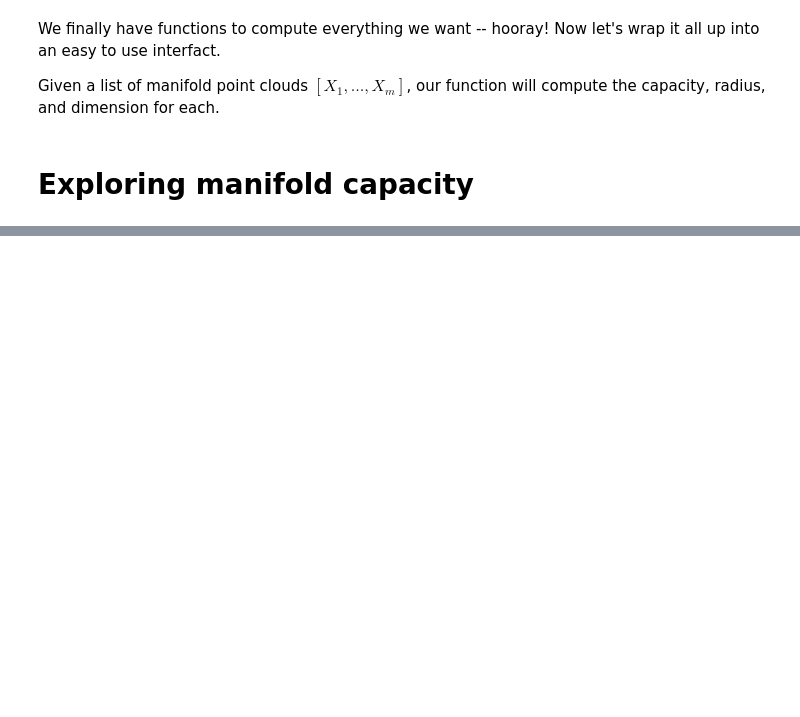
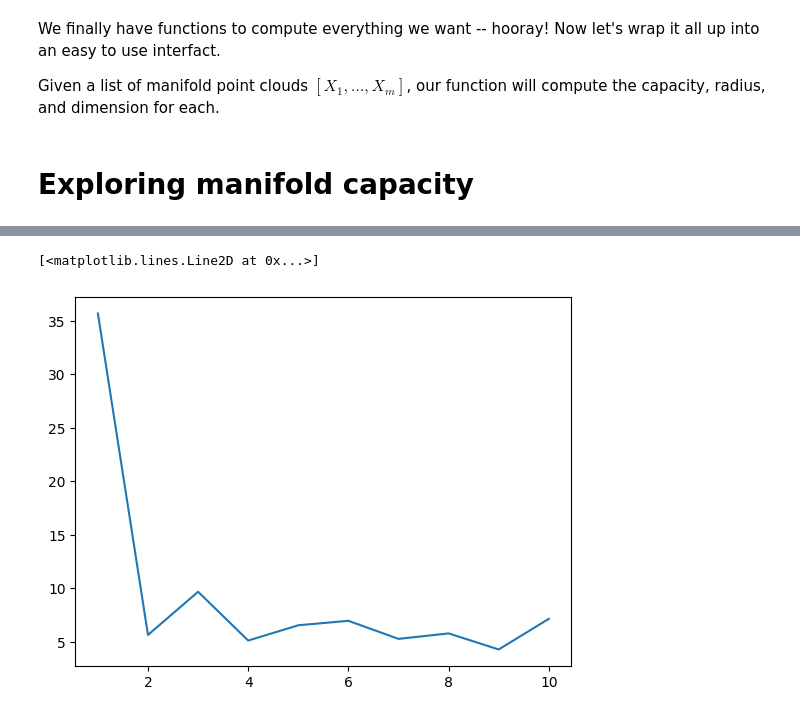
Before and after one commit to SamBT/manifold-capacity-tutorial-iaifi25, a Jupyter notebook: Tutorial_1_theory_v2.ipynb, the cells around one changed output, grey strips where cells are left out. Drawn from its saved outputs; the diff is of its cells as text; code cells hidden in the pictures; blank space fills up the shorter version.

```diff
--- a/Tutorial_1_theory_v2.ipynb
+++ b/Tutorial_1_theory_v2.ipynb
@@ -534,0 +661,5 @@ KeyboardInterrupt:
+# %%
+plt.plot(dimensions, R)
+# %% [output]
+[<matplotlib.lines.Line2D at 0x...>]
+[figure, added]
```
Also changed, not shown: parts of 17 cells of this notebook, 10 other files.
